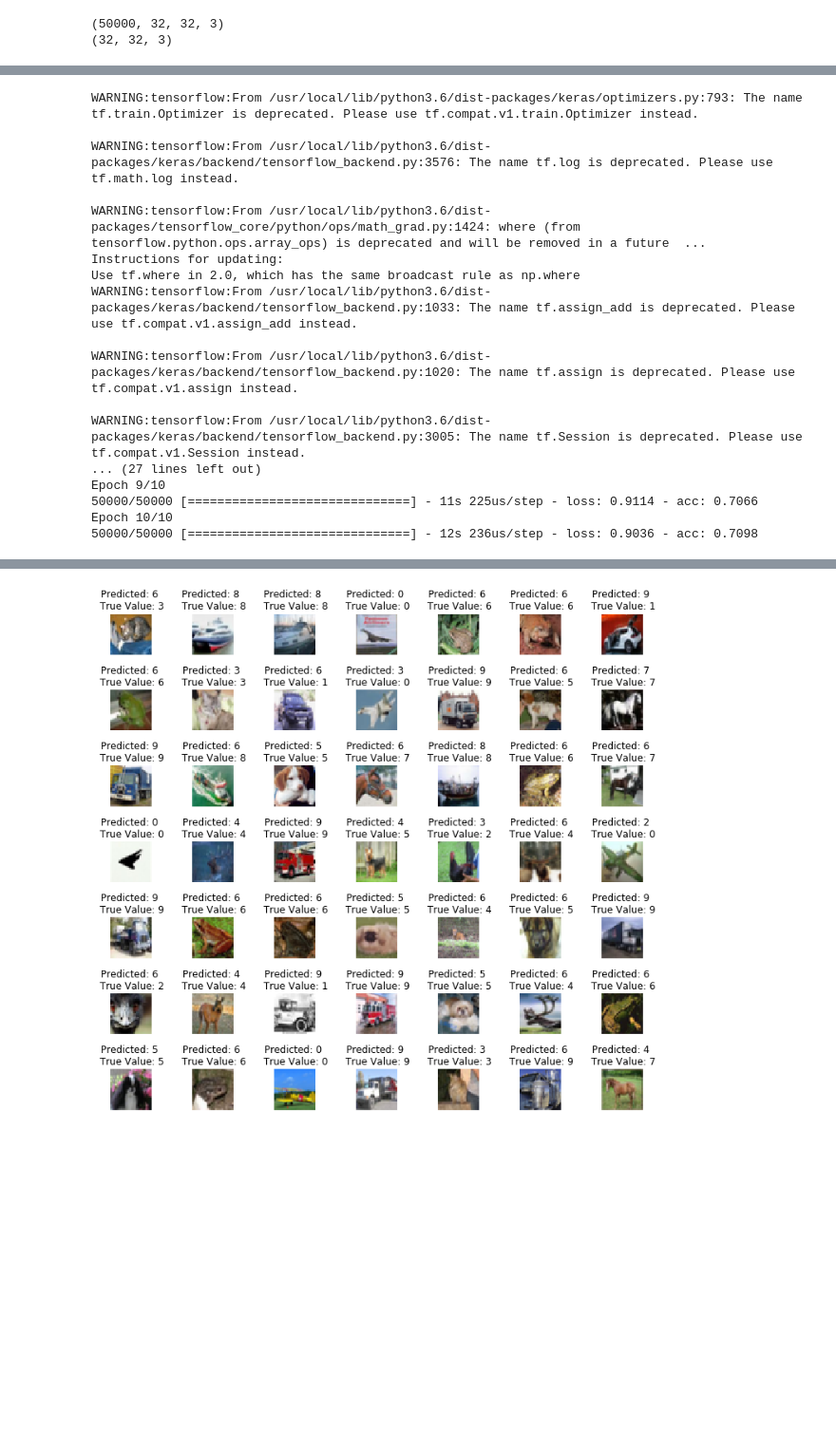
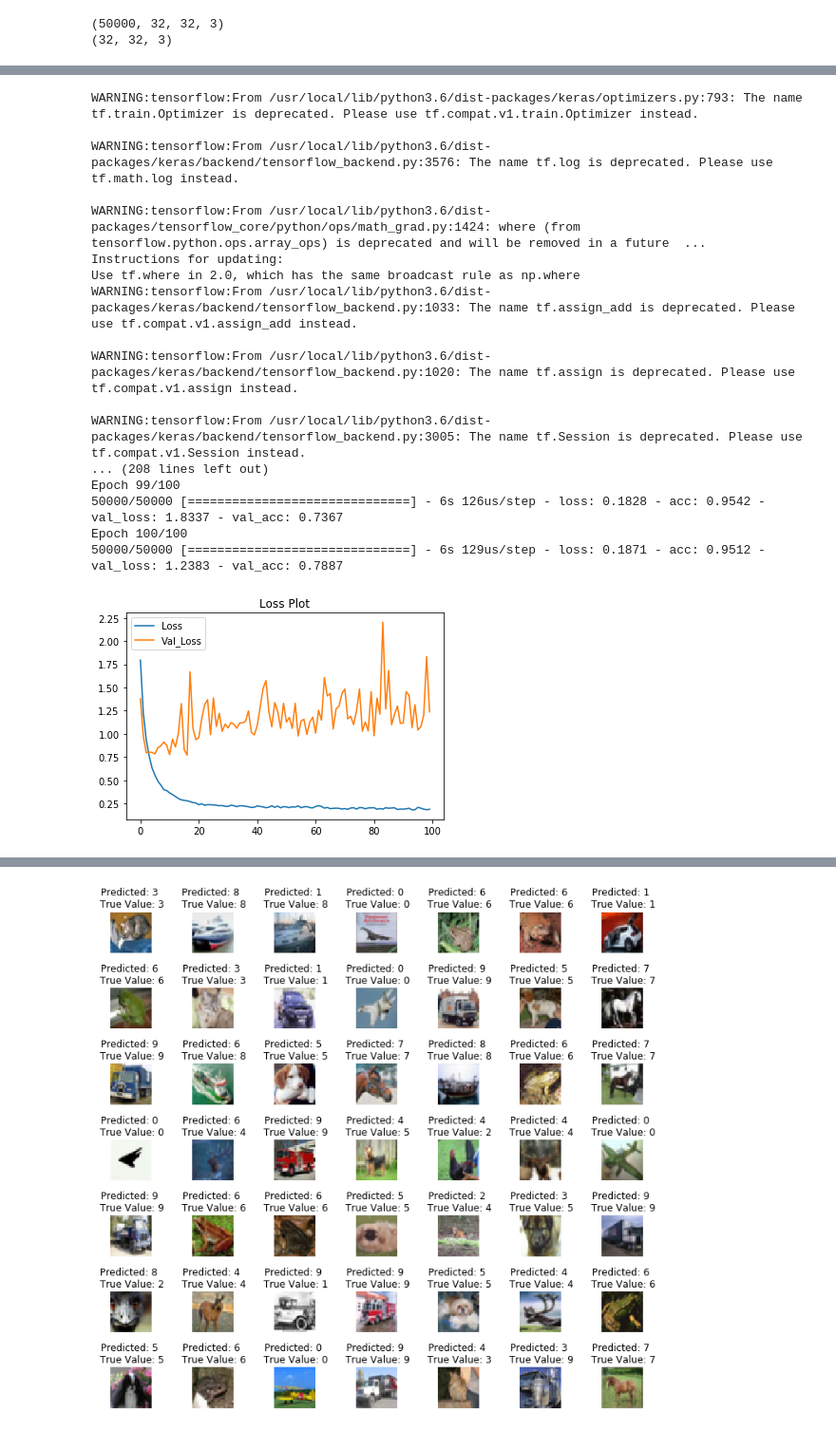
Before and after one commit to ravishankarramakrishnan/Deep_Learning_Practice, a Jupyter notebook: 0_CNN_Cifar_10.ipynb, the cells around one changed output, grey strips where cells are left out. Shown at 95% size. Drawn from its saved outputs; the diff is of its cells as text; code cells hidden in the pictures; blank space fills up the shorter version.

```diff
--- a/0_CNN_Cifar_10.ipynb
+++ b/0_CNN_Cifar_10.ipynb
@@ -242,7 +269,7 @@ model.add(Dense(units = 10, activation= 'softmax'))
 model.compile(loss= 'categorical_crossentropy', optimizer= keras.optimizers.RMSprop(lr = 0.001), metrics=['accuracy'])
 
 # Fit training data to Model
-history = model.fit(X_train, y_train, batch_size= 32, epochs = 10, shuffle= True)
+history = model.fit(X_train, y_train, validation_data=(X_test, y_test), batch_size= 128, epochs = 100, shuffle= True)
 # %% [output]
 WARNING:tensorflow:From /usr/local/lib/python3.6/dist-packages/keras/optimizers.py:793: The name tf.train.Optimizer is deprecated. Please use tf.compat.v1.train.Optimizer instead.
 
@@ -256,8 +283,18 @@ WARNING:tensorflow:From /usr/local/lib/python3.6/dist-packages/keras/backend/ten
 WARNING:tensorflow:From /usr/local/lib/python3.6/dist-packages/keras/backend/tensorflow_backend.py:1020: The name tf.assign is deprecated. Please use tf.compat.v1.assign instead.
 
 WARNING:tensorflow:From /usr/local/lib/python3.6/dist-packages/keras/backend/tensorflow_backend.py:3005: The name tf.Session is deprecated. Please use tf.compat.v1.Session instead.
-... (27 lines left out)
-Epoch 9/10
-50000/50000 [==============================] - 11s 225us/step - loss: 0.9114 - acc: 0.7066
-Epoch 10/10
-50000/50000 [==============================] - 12s 236us/step - loss: 0.9036 - acc: 0.7098
+... (208 lines left out)
+Epoch 99/100
+50000/50000 [==============================] - 6s 126us/step - loss: 0.1828 - acc: 0.9542 - val_loss: 1.8337 - val_acc: 0.7367
+Epoch 100/100
+50000/50000 [==============================] - 6s 129us/step - loss: 0.1871 - acc: 0.9512 - val_loss: 1.2383 - val_acc: 0.7887
+# %%
+# Plot what's Returned by model.fit()
+
+import matplotlib.pyplot as plt
+plt.plot(history.history['loss'], label="Loss")
+plt.plot(history.history['val_loss'], label="Val_Loss")
+plt.title("Loss Plot")
+plt.legend();
+# %% [output]
+[figure, added]
```
Also changed, not shown: parts of 9 cells of this notebook.
